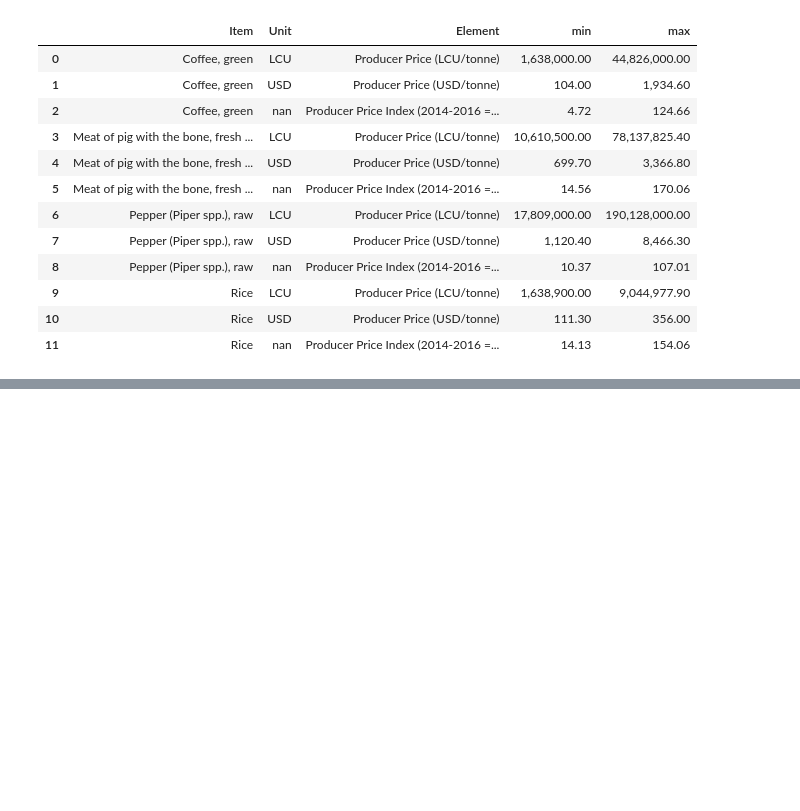
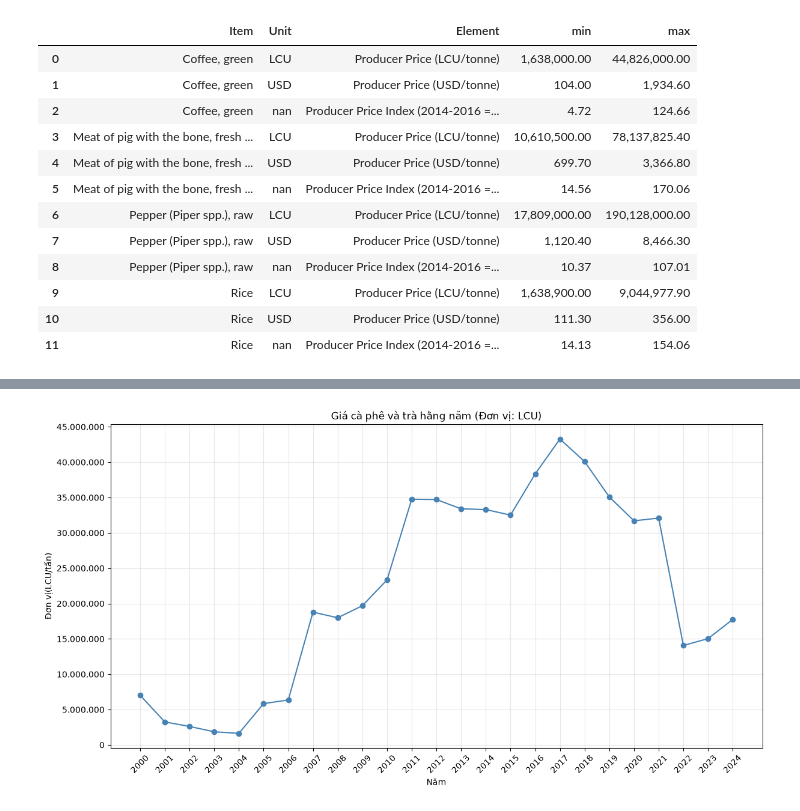
Before and after one commit to traitrithuc/Agriculture_Price_Predict, a Jupyter notebook: notebooks/index.ipynb, the cells around one changed output, grey strips where cells are left out. Saved outputs shown, nothing was run; the diff lists cells and outputs as text; code cells hidden in the pictures; blank space fills up the shorter version.

```diff
--- a/notebooks/index.ipynb
+++ b/notebooks/index.ipynb
@@ -142,0 +168,9 @@ Năm kết thúc:  2025
+# %%
+df_coffee = df[
+    (df["Item"] == "Coffee, green")
+    & (df["Unit"] == "LCU")
+    & (df["Months Code"] == 7021)
+][["Year", "Value"]].rename(columns={"Value": "Annual value"})
+
+df_coffee = df_coffee.sort_values("Year").reset_index(drop=True)
+df_coffee.head(5)
@@ -142,0 +201,19 @@ Năm kết thúc:  2025
+# %%
+fig, ax = plt.subplots(figsize=(14, 7))
+ax.plot(df_coffee["Year"], df_coffee["Annual value"], marker="o", color="steelblue")
+
+# Mốc mỗi 5 triệu, nhãn đầy đủ có dấu chấm
+ax.yaxis.set_major_locator(MultipleLocator(5_000_000))
+ax.yaxis.set_major_formatter(FuncFormatter(lambda x, _: f"{x:,.0f}".replace(",", ".")))
+
+# Mốc năm mỗi 1 năm, xoay nhãn cho khỏi chồng
+ax.set_xticks(df_coffee["Year"])
+ax.tick_params(axis="x", rotation=45)
+
+ax.set_title("Giá cà phê và trà hằng năm (Đơn vị: LCU)")
+ax.set_xlabel("Năm")
+ax.set_ylabel("Đơn vị(LCU/tấn)")
+ax.grid(True, alpha=0.3)
+plt.show()
+# %% [output]
+[figure, added]
```
Also changed, not shown: parts of 10 cells of this notebook.
